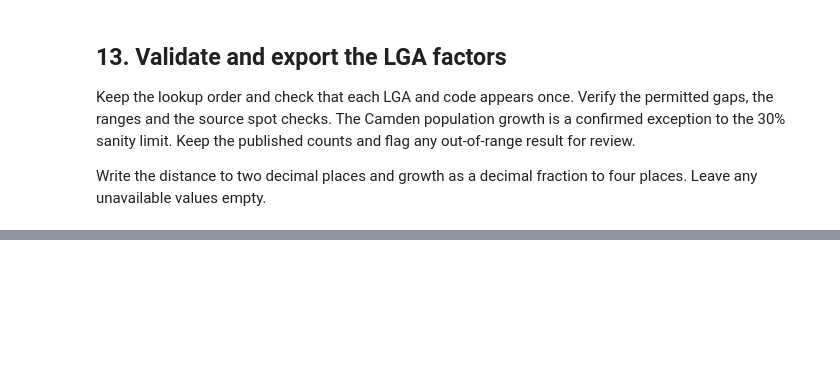
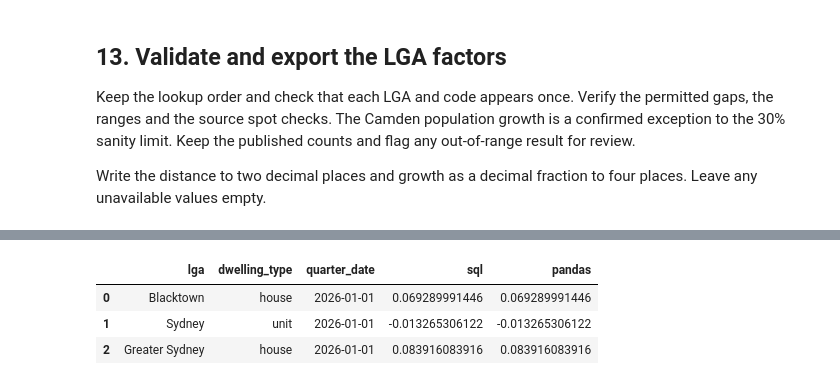
Before and after one commit to huiya-svg/sydney-housing-growth, a Jupyter notebook: notebooks/02_clean.ipynb, the cells around one changed output, grey strips where cells are left out. Saved outputs shown, nothing was run; the diff lists cells and outputs as text; code cells hidden in the pictures; blank space fills up the shorter version.

```diff
--- a/notebooks/02_clean.ipynb
+++ b/notebooks/02_clean.ipynb
@@ -958,0 +1026,86 @@ Keys, missing-value rules, spot checks and the documented range exception verifi
+# %%
+expected_rows = {"fact_sales": 2204, "dim_lga": 38, "dim_date": 29, "lga_growth": 76}
+for name, table in sql_tables.items():
+    assert len(table) == expected_rows[name], (name, len(table))
+    table_keys = output_keys[name]
+    assert table[table_keys].notna().all().all(), name
+    assert not table.duplicated(table_keys).any(), name
+
+fact = sql_tables["fact_sales"]
+geo_dim = sql_tables["dim_lga"]
+date_dim = sql_tables["dim_date"]
+growth = sql_tables["lga_growth"]
+assert set(fact["lga"]) <= set(geo_dim["lga"])
+assert set(fact["quarter_date"]) <= set(date_dim["quarter_date"])
+assert date_dim["is_baseline_2019"].sum() == 4
+assert date_dim["is_latest_4q"].sum() == 4
+print("Row counts, unique keys, foreign keys and both four-quarter windows passed.")
+
+sales_csv = pd.read_csv(repo_root / "data/interim/sales_long.csv", parse_dates=["quarter_date"])
+latest_dates = sales_csv["quarter_date"].drop_duplicates().sort_values().tail(4)
+last_date = latest_dates.iloc[-1]
+prior_year_date = last_date - pd.DateOffset(years=1)
+assert date_dim.loc[date_dim["is_latest_4q"], "quarter_date"].tolist() == latest_dates.tolist()
+assert date_dim["is_baseline_2019"].eq(date_dim["quarter_date"].dt.year.eq(2019)).all()
+
+spot_series = [("Blacktown", "house"), ("Sydney", "unit"), ("Greater Sydney", "house")]
+fact_lookup = fact.set_index(["lga", "dwelling_type", "quarter_date"])
+growth_lookup = growth.set_index(["lga", "dwelling_type"])
+yoy_checks = []
+growth_checks = []
+for name, dwelling in spot_series:
+    series = sales_csv.loc[
+        sales_csv["geo_name"].eq(name) & sales_csv["dwelling_type"].eq(dwelling)
+    ].set_index("quarter_date")["median_price"]
+
+    yoy_pandas = series.loc[last_date] / series.loc[prior_year_date] - 1
+    yoy_sql = fact_lookup.loc[(name, dwelling, last_date), "yoy_change"]
+    assert abs(yoy_sql - yoy_pandas) < 1e-9, (name, dwelling, yoy_sql, yoy_pandas)
+    yoy_checks.append((name, dwelling, last_date.date(), yoy_sql, yoy_pandas))
+
+    baseline = series.loc[series.index.year == 2019]
+    latest = series.loc[latest_dates]
+    assert baseline.count() == latest.count() == 4
+    growth_pandas = latest.mean() / baseline.mean() - 1
+    growth_sql = growth_lookup.loc[(name, dwelling), "growth_pct"]
+    assert abs(growth_sql - growth_pandas) < 1e-9, (name, dwelling, growth_sql, growth_pandas)
+    growth_checks.append((name, dwelling, growth_sql, growth_pandas, abs(growth_sql - growth_pandas)))
+
+with pd.option_context("display.float_format", "{:.12f}".format):
+    print("YoY checks against one year earlier")
+    display(pd.DataFrame(yoy_checks, columns=["lga", "dwelling_type", "quarter_date", "sql", "pandas"]))
+    print("Growth checks using the two four-quarter windows")
+    display(pd.DataFrame(growth_checks, columns=["lga", "dwelling_type", "sql", "pandas", "abs_diff"]))
+
+missing_growth = growth.loc[growth["growth_pct"].isna(), ["lga", "dwelling_type", "growth_note"]]
+assert growth["growth_note"].notna().eq(growth["growth_pct"].isna()).all()
+assert pd.isna(growth_lookup.loc[("Wollondilly", "unit"), "growth_pct"])
+wollondilly_note = growth_lookup.loc[("Wollondilly", "unit"), "growth_note"]
+assert wollondilly_note.startswith("baseline: 0 of 4 quarters published")
+print("All rows with missing first-published growth")
+display(missing_growth)
+
+revision_counts = fact["revised_source"].fillna("null").value_counts()
+assert set(revision_counts.index) <= {"annual", "quarterly", "first_published", "null"}
+assert fact["revised_source"].isna().eq(fact["median_price_revised_est"].isna()).all()
+latest_sources = fact.loc[fact["quarter_date"].eq(last_date), "revised_source"]
+assert len(latest_sources) == 76 and latest_sources.eq("first_published").all()
+print("Revised estimate source for all sales rows")
+display(revision_counts.rename("rows"))
+print(f"All {len(latest_sources)} rows in the latest quarter use first-published medians.")
+
+for column in ["median_price", "median_price_revised_est"]:
+    assert fact[column].dropna().gt(0).all(), column
+for column in ["price_2019", "price_latest", "price_2019_rev", "price_latest_rev"]:
+    assert growth[column].dropna().gt(0).all(), column
+for column in ["growth_pct", "growth_annualised", "growth_pct_rev"]:
+    assert growth[column].dropna().between(-0.50, 2.00).all(), column
+
+baseline_indexes = date_dim.loc[date_dim["is_baseline_2019"], "q_index"]
+latest_indexes = date_dim.loc[date_dim["is_latest_4q"], "q_index"]
+window_years = (latest_indexes.mean() - baseline_indexes.mean()) / 4
+expected_annualised = (1 + growth["growth_pct"]) ** (1 / window_years) - 1
+assert (growth["growth_annualised"] - expected_annualised).dropna().abs().lt(1e-9).all()
+print(f"Window midpoint gap: {window_years:g} years.")
+print("All price and growth range checks passed.")
+# %% [output]
@@ -958,0 +1114,4 @@ Keys, missing-value rules, spot checks and the documented range exception verifi
+|  | lga | dwelling_type | quarter_date | sql | pandas |
+| 0 | Blacktown | house | 2026-01-01 | 0.069289991446 | 0.069289991446 |
+| 1 | Sydney | unit | 2026-01-01 | -0.013265306122 | -0.013265306122 |
+| 2 | Greater Sydney | house | 2026-01-01 | 0.083916083916 | 0.083916083916 |
```
Also changed, not shown: parts of 8 cells of this notebook, 8 other files.
